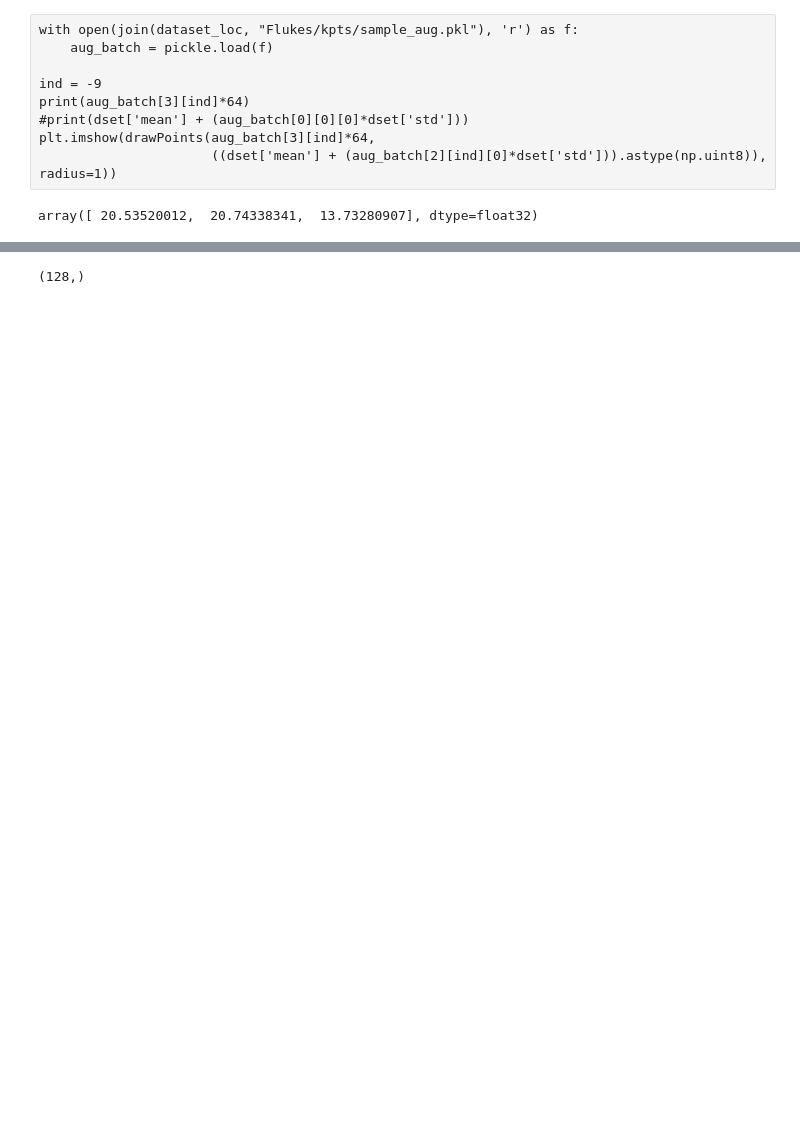
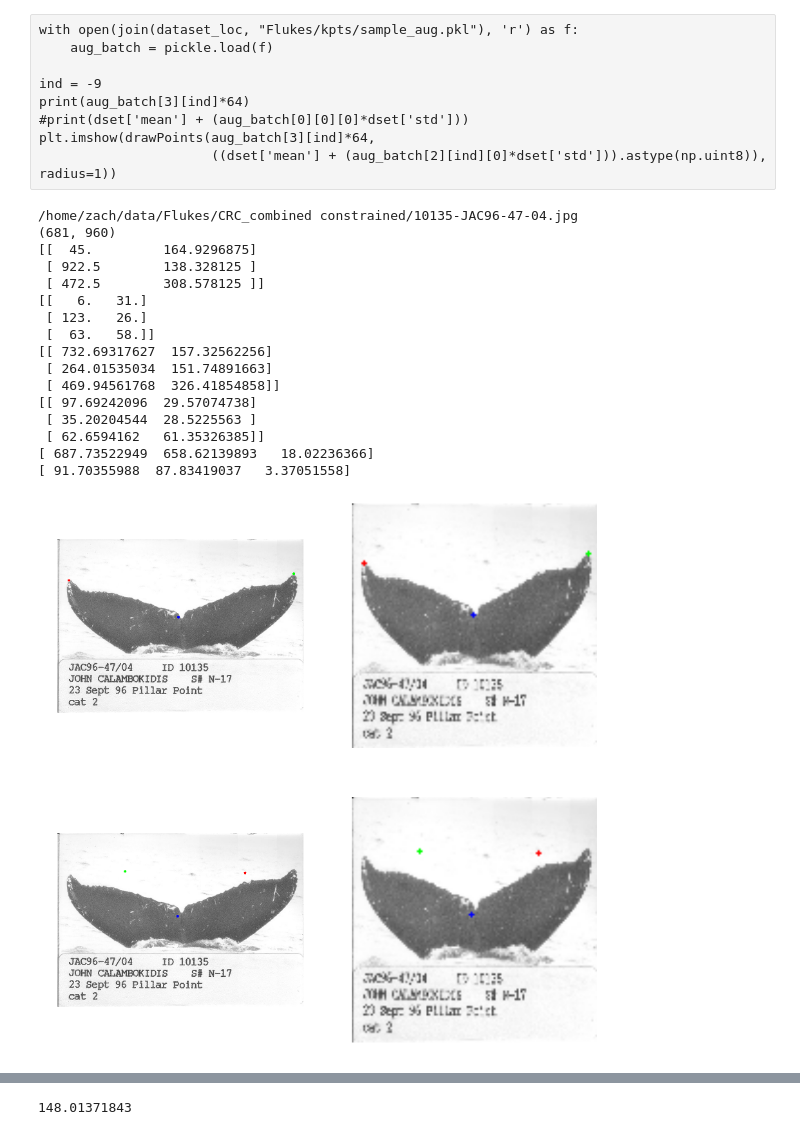
Before and after one commit to zmjjmz/thesiswork, a Jupyter notebook: edge_extract/Keypoint Extractor Analysis.ipynb, the cells around one changed output, grey strips where cells are left out. Drawn from its saved outputs; the diff is of its cells as text; code cells hidden in the pictures; blank space fills up the shorter version.

Commit message:
Figured out Flukebook encounters, changed up data augmentation

```diff
--- a/edge_extract/Keypoint Extractor Analysis.ipynb
+++ b/edge_extract/Keypoint Extractor Analysis.ipynb
@@ -225,7 +225,7 @@ plt.imshow(drawPoints(aug_batch[3][ind]*64,
                       ((dset['mean'] + (aug_batch[2][ind][0]*dset['std'])).astype(np.uint8)), radius=1))
 # %%
 # let's see the worst cases by original size
-sec = 'train'
+sec = 'valid'
 def get_gt_dist(true_pt, pred_pt, sizes):
     #sizey, sizex = (1.,1.)
     sizes = sizes[:,::-1]
@@ -239,6 +239,32 @@ def get_gt_dist(true_pt, pred_pt, sizes):
     #print(dists)
     return dists
 
-np.average(get_gt_dist(dset_for_model[sec]['y'], point_outputs[sec][-1], dset_for_model[sec]['extra']),axis=0)
+gt_dists = get_gt_dist(dset_for_model[sec]['y'], point_outputs[sec][-1], dset_for_model[sec]['extra'])
-# %% [output]
-array([ 20.53520012,  20.74338341,  13.73280907], dtype=float32)
+# %%
+sorted_by_dist = sorted(zip(gt_dists, list(range(dset_for_model[sec]['X'].shape[0]))), key=lambda x: np.average(x[0]))
+dists, ind_sorted = zip(*sorted_by_dist)
+sorted_X = dset_for_model[sec]['X'][ind_sorted,:]
+sorted_y = dset_for_model[sec]['y'][ind_sorted,:]
+sorted_pred = [stage[ind_sorted,:] for stage in point_outputs[sec]]
+sorted_names = [dset_for_model[sec]['names'][ind] for ind in ind_sorted]
+sorted_sizes = dset_for_model[sec]['extra'][ind_sorted,:]
+# %%
+show_output(sorted_X, sorted_y, sorted_pred, -1, stage=10, imgnames=sorted_names, sizes=sorted_sizes)
+# %% [output]
+/home/zach/data/Flukes/CRC_combined constrained/10135-JAC96-47-04.jpg
+(681, 960)
+[[  45.         164.9296875]
+ [ 922.5        138.328125 ]
+ [ 472.5        308.578125 ]]
+[[   6.   31.]
+ [ 123.   26.]
+ [  63.   58.]]
+[[ 732.69317627  157.32562256]
+ [ 264.01535034  151.74891663]
+ [ 469.94561768  326.41854858]]
+[[ 97.69242096  29.57074738]
+ [ 35.20204544  28.5225563 ]
+ [ 62.6594162   61.35326385]]
+[ 687.73522949  658.62139893   18.02236366]
+[ 91.70355988  87.83419037   3.37051558]
+[figure, added]
@@ -245,6 +272,10 @@ array([ 20.53520012,  20.74338341,  13.73280907], dtype=float32)
 # %%
 # Export model params and dataset so that IBEIS can use it
 model_ibs = {'params':model, 'mean':dset['mean'], 'std':dset['std']}
-print(model_ibs['mean'].shape)
+model_name = 'kpextractor_weights.pkl'
+model_dir = '/home/zach/data'
+with open(join(model_dir, model_name), 'w') as f:
+    pickle.dump(model_ibs, f)
+print(model_ibs['mean'])
 # %% [output]
-(128,)
+148.01371843
```
Also changed, not shown: parts of 8 cells of this notebook, 5 other files.
